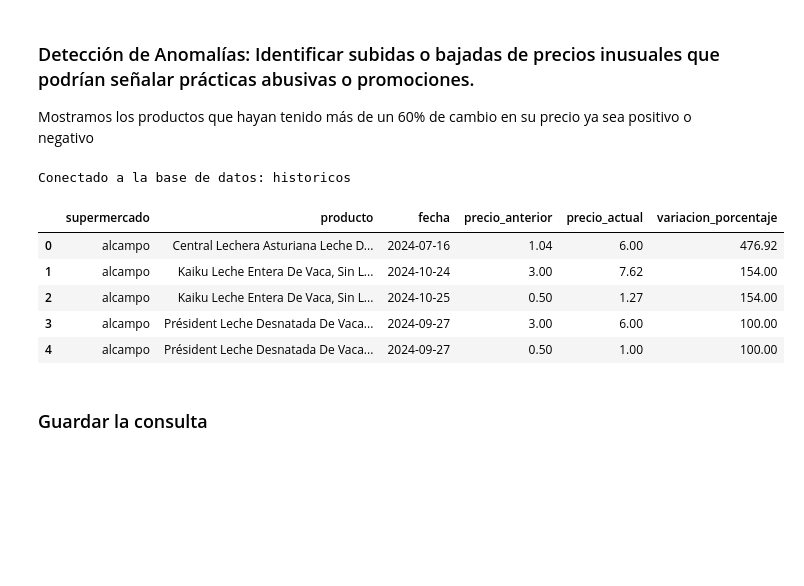
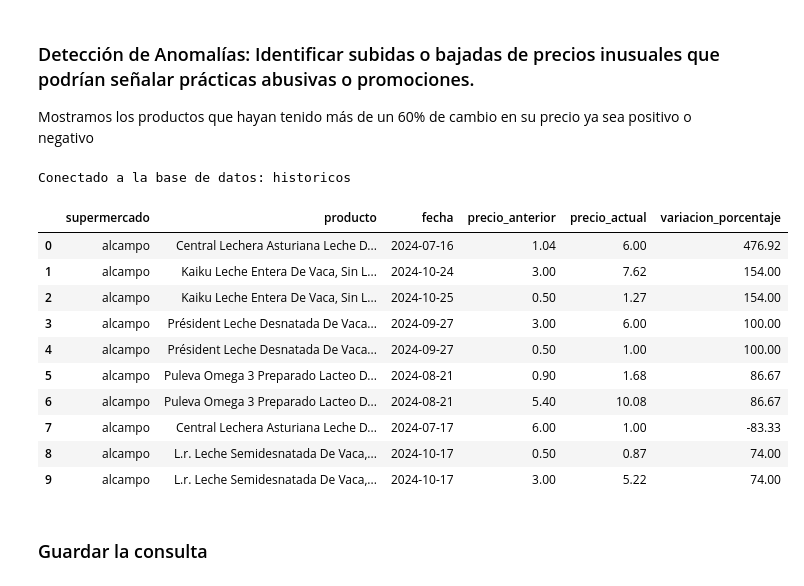
Before and after one commit to apelsito/Proyecto4-AnalisisFacua, a Jupyter notebook: notebooks/04_consultas_sql.ipynb, the cells around one changed output. Cells and saved outputs as stored; diff of their text form; code cells hidden in the pictures; blank space fills up the shorter version.

```diff
--- a/notebooks/04_consultas_sql.ipynb
+++ b/notebooks/04_consultas_sql.ipynb
@@ -133,28 +133,33 @@ Mostramos los productos que hayan tenido más de un 60% de cambio en su precio y
 # %%
 conexion = conectarse_a_bd(db,user,key)
 query = """ SELECT s.supermercado,
                 p.producto,
                 h.fecha,
                 h.precio - h.variacion_euros AS precio_anterior,
                 h.precio AS precio_actual,
                 h.variacion_porcentaje
             FROM historicos h
             NATURAL JOIN productos p
             NATURAL JOIN supermercados s
             WHERE h.variacion_porcentaje <> 0
             AND (h.variacion_porcentaje > 60 OR h.variacion_porcentaje < -60)
             ORDER BY ABS(h.variacion_porcentaje) DESC;"""
 
 df_consulta4 = consulta_sql(conexion,query)
-df_consulta4.head()
+df_consulta4.head(10)
 # %% [output]
 Conectado a la base de datos: historicos
 |  | supermercado | producto | fecha | precio_anterior | precio_actual | variacion_porcentaje |
 | 0 | alcampo | Central Lechera Asturiana Leche D... | 2024-07-16 | 1.04 | 6.00 | 476.92 |
 | 1 | alcampo | Kaiku Leche Entera De Vaca, Sin L... | 2024-10-24 | 3.00 | 7.62 | 154.00 |
 | 2 | alcampo | Kaiku Leche Entera De Vaca, Sin L... | 2024-10-25 | 0.50 | 1.27 | 154.00 |
 | 3 | alcampo | Président Leche Desnatada De Vaca... | 2024-09-27 | 3.00 | 6.00 | 100.00 |
 | 4 | alcampo | Président Leche Desnatada De Vaca... | 2024-09-27 | 0.50 | 1.00 | 100.00 |
+| 5 | alcampo | Puleva Omega 3 Preparado Lacteo D... | 2024-08-21 | 0.90 | 1.68 | 86.67 |
+| 6 | alcampo | Puleva Omega 3 Preparado Lacteo D... | 2024-08-21 | 5.40 | 10.08 | 86.67 |
+| 7 | alcampo | Central Lechera Asturiana Leche D... | 2024-07-17 | 6.00 | 1.00 | -83.33 |
+| 8 | alcampo | L.r. Leche Semidesnatada De Vaca,... | 2024-10-17 | 0.50 | 0.87 | 74.00 |
+| 9 | alcampo | L.r. Leche Semidesnatada De Vaca,... | 2024-10-17 | 3.00 | 5.22 | 74.00 |
 # %% [markdown]
 ### Guardar la consulta
 # %%
```
Also changed, not shown: 20 other files.
